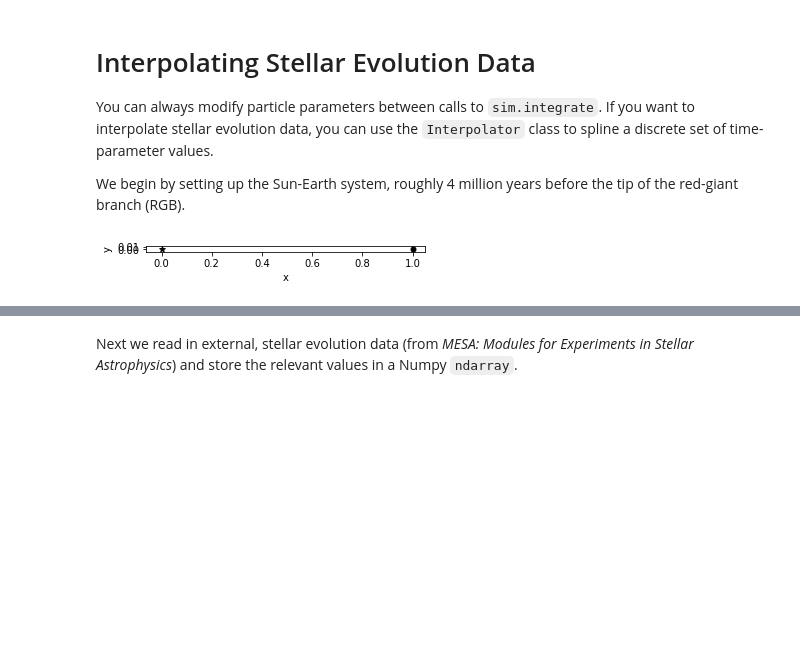
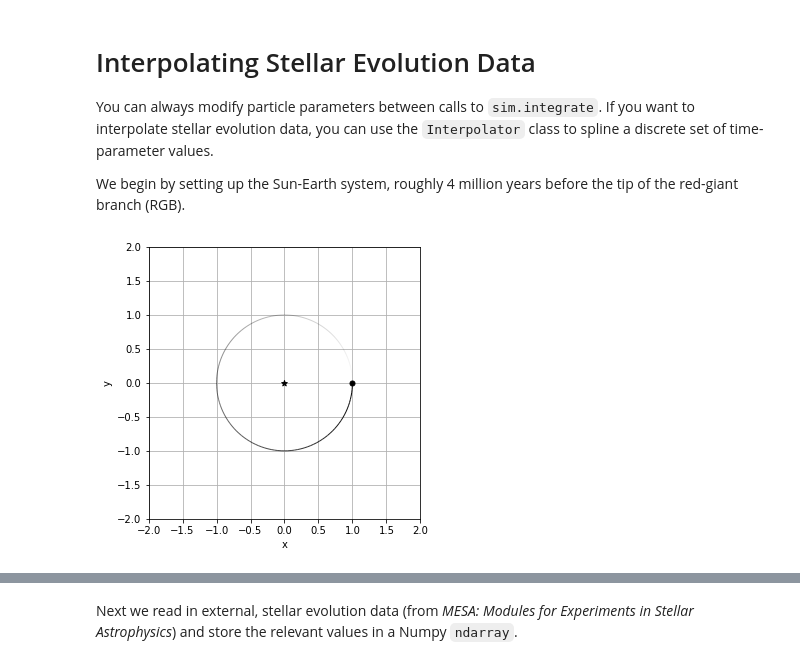
Before and after one commit to dtamayo/reboundx, a Jupyter notebook: ipython_examples/ParameterInterpolation.ipynb, the cells around one changed output, grey strips where cells are left out. Drawn from its saved outputs; the diff is of its cells as text; code cells hidden in the pictures; blank space fills up the shorter version.

```diff
--- a/ipython_examples/ParameterInterpolation.ipynb
+++ b/ipython_examples/ParameterInterpolation.ipynb
@@ -15,15 +15,19 @@ R0 = 0.3833838293200158 # initial radius of star
 def makesim():
     sim = rebound.Simulation()
     sim.G = 4*np.pi**2 # use units of AU, yrs and solar masses
-
     sim.add(m=M0, r=R0, hash="Star")
     sim.add(a=1., hash="Earth")
+    sim.integrator = "whfast"
+    sim.dt = 0.1*sim.particles[1].P
     sim.move_to_com()
     return sim
 # %%
 %matplotlib inline
 sim = makesim()
 ps = sim.particles
-fig = rebound.OrbitPlot(sim)
+fig, ax = rebound.OrbitPlot(sim)
+ax.set_xlim([-2,2])
+ax.set_ylim([-2,2])
+ax.grid()
 # %% [output]
-[figure, old version]
+[figure, new version]
```
Also changed, not shown: parts of 5 cells of this notebook.
